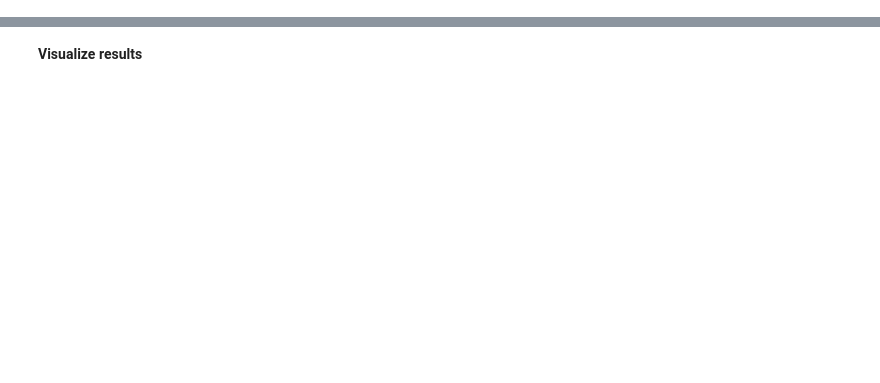
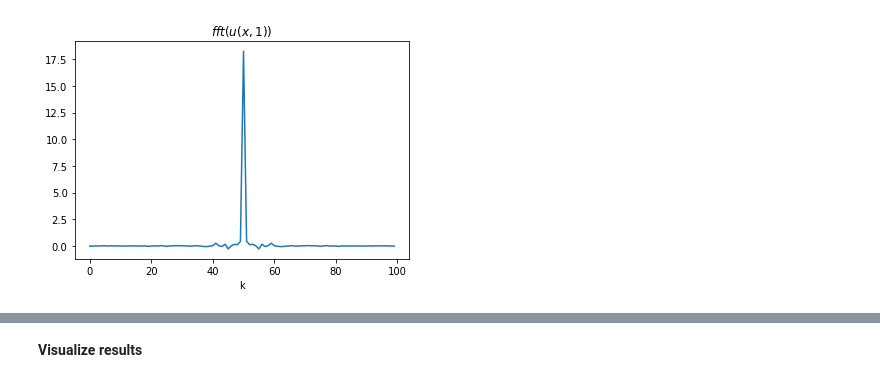
Before and after one commit to crispitagorico/torchspde, a Jupyter notebook: Parabolic1D.ipynb, the cells around one changed output, grey strips where cells are left out. Saved outputs shown, nothing was run; the diff lists cells and outputs as text; code cells hidden in the pictures; blank space fills up the shorter version.

```diff
--- a/Parabolic1D.ipynb
+++ b/Parabolic1D.ipynb
@@ -37,16 +48,25 @@ scheduler_step = 100
 scheduler_gamma = 0.5
 step = 1
 
-sub_x = 1
-sub_t = 50
+sub_t = 1
 
-u0_train = data[:ntrain,::sub_x,0][:,None,...]
-u_train = data[:ntrain,::sub_x,1::sub_t]
-xi_train = xi[:ntrain, ::sub_x, 1::sub_t][:,None,...]
+u0_train = data[:ntrain,:-1,0][:,None,...]
+u_train = data[:ntrain,:-1,0:50:sub_t][...,-1]
+xi_train = xi[:ntrain, :-1, 0:50:sub_t][:,None,...]
+xi_train = torch.cat([xi_train,torch.ones_like(xi_train)],dim=1)
 
-u0_test = data[-ntest:,::sub_x,0][:,None,...]
-u_test = data[-ntest:,::sub_x,1::sub_t]
-xi_test = xi[-ntest:, ::sub_x, 1::sub_t][:,None,...]
+u0_test = data[-ntest:,:-1,0][:,None,...]
+u_test = data[-ntest:,:-1,0:50:sub_t][...,-1]
+xi_test = xi[-ntest:, :-1, 0:50:sub_t][:,None,...]
+xi_test = torch.cat([xi_test,torch.ones_like(xi_test)],dim=1)
 
 train_loader = torch.utils.data.DataLoader(torch.utils.data.TensorDataset(u0_train, xi_train, u_train), batch_size=batch_size, shuffle=True)
 test_loader = torch.utils.data.DataLoader(torch.utils.data.TensorDataset(u0_test, xi_test, u_test), batch_size=batch_size, shuffle=False)
+# %%
+x_ft = torch.fft.fftshift(torch.fft.fftn(u_train[0],dim=0),dim=0)
+plt.plot(x_ft)
+plt.title(r'$fft({u}(x,1))$')
+plt.xlabel('k')
+plt.show()
+# %% [output]
+[figure, added]
```
Also changed, not shown: parts of 7 cells of this notebook.
